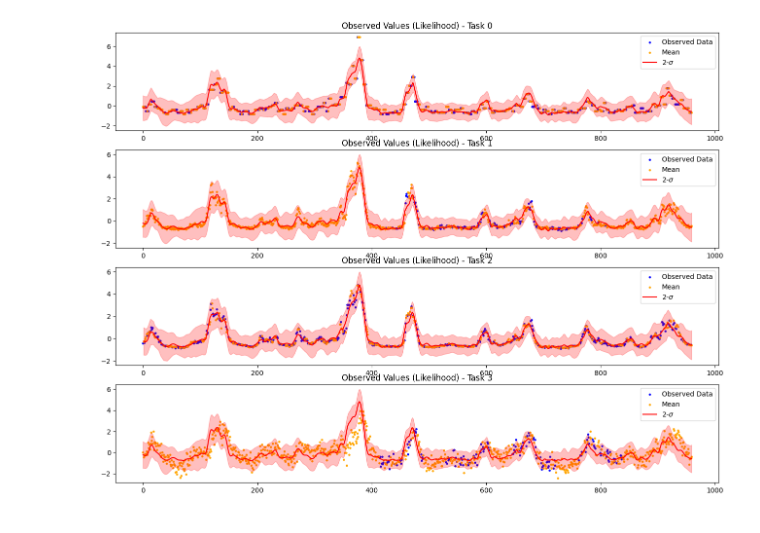
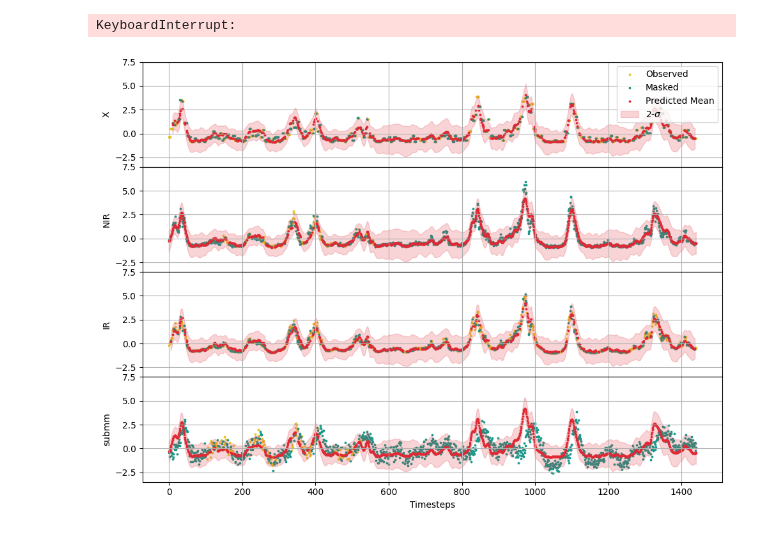
Before and after one commit to GabrielSasseville01/SgrA_Interpolation, a Jupyter notebook: GPyTorch/mogp.ipynb, the cells around one changed output. Cells and saved outputs as stored; diff of their text form; code cells hidden in the pictures.

```diff
--- a/GPyTorch/mogp.ipynb
+++ b/GPyTorch/mogp.ipynb
@@ -11,59 +16,88 @@ from evaluator import Evaluator
 # %%
+# Initialize a list to store the results
+results = []
+
 data = get_dataset('sgra')
 keys = ["X", 'NIR', "IR", "submm"]
 num_keys = len(keys)
 iterations = 1000
 max_early_stop = 30
+plot_sample = 100
 
-for sample in data:
+print(f'Dataset has {len(data)} samples')
+
+for idx, sample in enumerate(tqdm(data)):
+    # Process the data
     train_x, train_idx, train_y, test_x, test_y, test_idx = process_data(sample, keys)
-
-    # Concatenate the data for training
     full_train_x = torch.cat(train_x)
     full_train_idx = torch.cat(train_idx)
     full_train_y = torch.cat(train_y)
 
+    # Train the model
     trainer = Trainer(full_train_x, full_train_idx, full_train_y, 'gaussian', iterations=iterations, max_early_stop=max_early_stop)
     model, likelihood = trainer.train_model()
 
     evaluator = Evaluator(model, likelihood, test_x, test_idx, num_keys)
-
     observed_preds = evaluator.evaluate()
 
     # Initialize plots
-    f, axes = plt.subplots(num_keys, 1, figsize=(num_keys * 4, num_keys * 3))
+    # if idx == plot_sample:
+    #     f, axes = plt.subplots(num_keys, 1, figsize=(10, 2 * num_keys), sharex=True, gridspec_kw={'hspace': 0})
+    #     if num_keys == 1:
+    #         axes = [axes]
 
-    if num_keys == 1:
-        axes = [axes]
+    sample_results = {"sample_index": idx}
+    mse_total = 0
+    crps_total = 0
 
-    # Plot the results and calculate metrics for all tasks
-    mse = 0
-    crps = 0
+    plot_data = []
     for i in range(num_keys):
-        # Send arrays to numpy
-        ax = axes[i]
+        # Convert to numpy
         train_xi = train_x[i].detach().numpy()
         train_yi = train_y[i].detach().numpy()
         test_xi = test_x[i].detach().numpy()
         test_yi = test_y[i].detach().numpy()
 
-        # Separate predictions
         means = observed_preds[i].mean.cpu().detach().numpy()
         lower, upper = observed_preds[i].confidence_region()
         lower, upper = lower.detach().cpu().numpy(), upper.cpu().detach().numpy()
-        standard_deviations = (upper - means) / 2.0 # Because upper and lower correspond to 2 std's
-
-        ax_plot(ax, train_yi, train_xi, test_yi, test_xi, means, lower, upper, f'Observed Values (Likelihood) - Task {i}')
+        standard_deviations = (upper - means) / 2.0
 
         # Calculate metrics
-        crps += crps_norm(test_yi, means, standard_deviations)
-        mse += mean_squared_error(test_yi, means)
+        crps = crps_norm(test_yi, means, standard_deviations)
+        mse = mean_squared_error(test_yi, means)
+        mse_total += mse
+        crps_total += crps
 
-    print('Average mse is: ', mse / num_keys)
-    print('Average CRPS is: ', crps / num_keys)
+        # Save metrics for the key
+        sample_results[f"mse_{keys[i]}"] = mse
+        sample_results[f"crps_{keys[i]}"] = crps
 
-    # Show the plot
-    plt.show()
+        if idx == plot_sample:
+            tmp_dict = {'train_x': train_xi,
+                        'train_y': train_yi,
+                        'test_x': test_xi,
+                        'test_y': test_yi,
+                        'means': means,
+                        'lower': lower,
+                        'upper': upper}
+            plot_data.append(tmp_dict)
+            print(f'MSE for key {keys[i]} is: {mse}')
+            print(f'CRPS for key {keys[i]} is: {crps}')
 
-    break
+
+    # Save averaged metrics
+    sample_results["average_mse"] = mse_total / num_keys
+    sample_results["average_crps"] = crps_total / num_keys
+    results.append(sample_results)
+
+    # Save the plot
+    if idx == plot_sample:
+        plot_example(plot_data, keys)
+
+# Save results to a CSV file
+results_df = pd.DataFrame(results)
+results_df.to_csv("results.csv", index=False)
+
+print("Processing complete. Results saved to 'results.csv' and plots saved to the 'plots/' directory.")
 # %% [output]
@@ -87 +113,2 @@ Average CRPS is:  0.23236234878754458
+KeyboardInterrupt:
-[figure, old version]
+[figure, new version]
```
Also changed, not shown: parts of 3 cells of this notebook, 2 other files.
